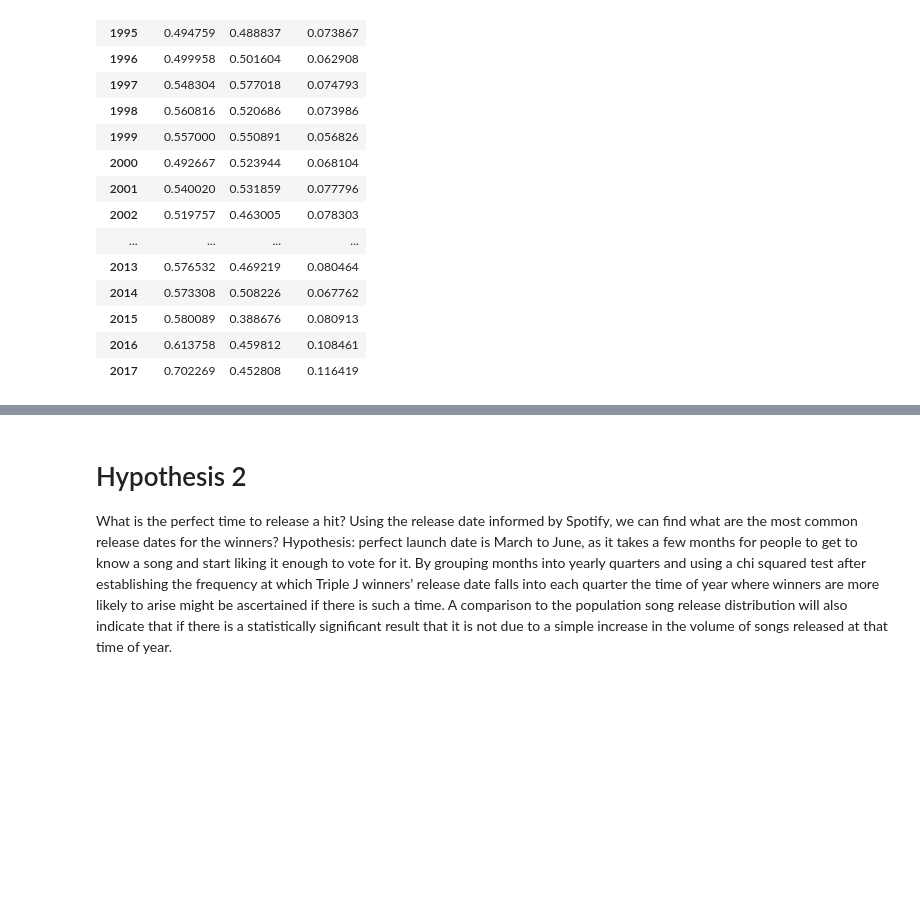
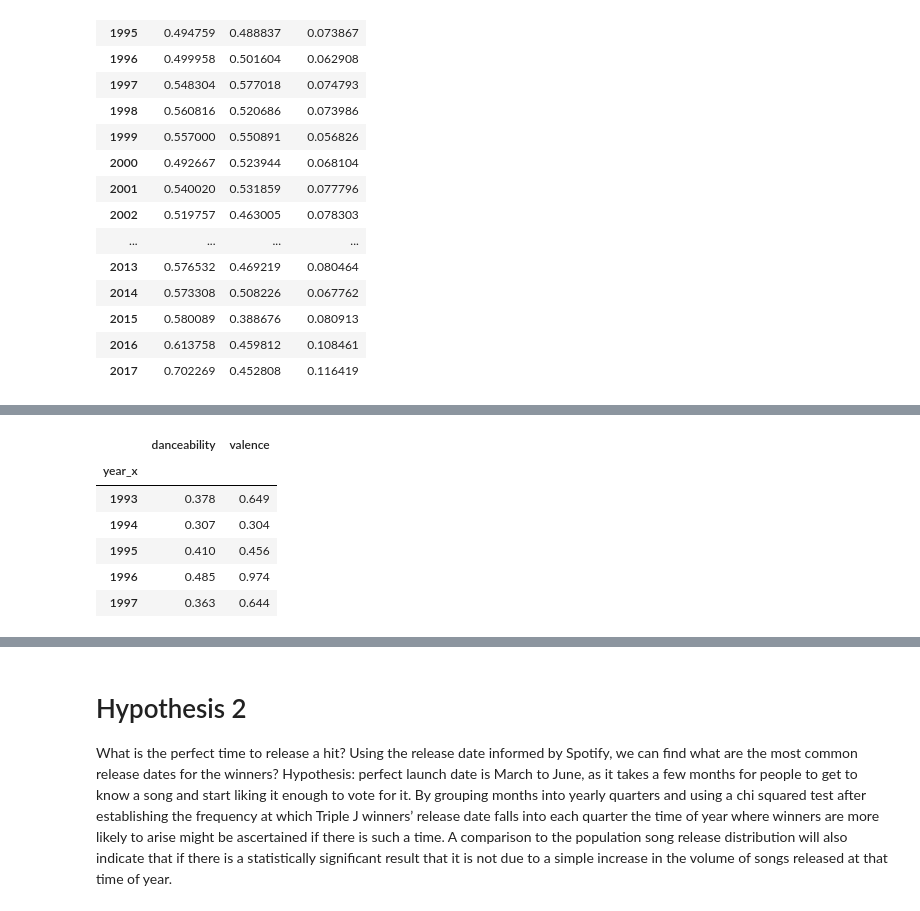
Before and after one commit to relaernu/project_1, a Jupyter notebook: Notebooks/some_analysed.ipynb, the cells around one changed output, grey strips where cells are left out. Saved outputs shown, nothing was run; the diff lists cells and outputs as text; code cells hidden in the pictures; blank space fills up the shorter version.

```diff
--- a/Notebooks/some_analysed.ipynb
+++ b/Notebooks/some_analysed.ipynb
@@ -249 +243,28 @@ hpt1_df
+# %%
+# make sure the 1st place song of each year are in the merge data
+top_pos = final_df.groupby("year_x")[["position of year"]].min()
+
+# add column top pos to indicate the top pos in the year to compare the track pos of year
+top_tracks = final_df.loc[final_df["position of year"] == 1]
+
+# if not all the 1st place are in the dataset, use the min position as the 1st place
+# top_jjj["top pos"] = 0
+# for index, row in top_jjj.iterrows():
+#    year = row["year_x"]
+#    top_jjj.at[index,"top pos"] = top_pos.at[year, "position of year"]
+
+#top_tracks = top_jjj.loc[top_jjj["position of year"] == top_jjj["top pos"]]
+top_tracks = top_tracks.set_index(["year_x"])
+top_tracks = top_tracks[["danceability", "valence"]]
+top_tracks.head()
+
+# top_pos
+# %% [output]
+|  | danceability | valence |
+| year_x |  |  |
+| 1993 | 0.378 | 0.649 |
+| 1994 | 0.307 | 0.304 |
+| 1995 | 0.410 | 0.456 |
+| 1996 | 0.485 | 0.974 |
+| 1997 | 0.363 | 0.644 |
 # %%
```
Also changed, not shown: parts of 31 cells of this notebook, 1 other file.
